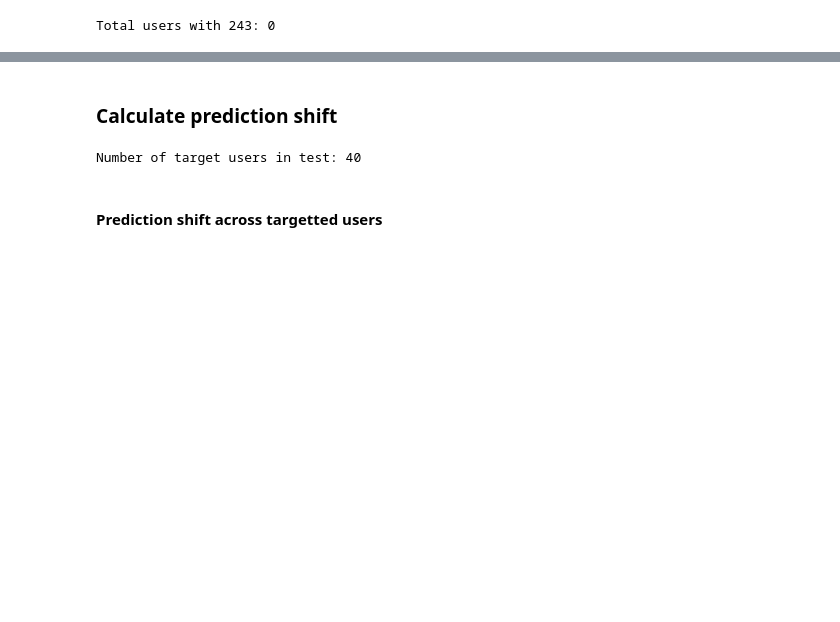
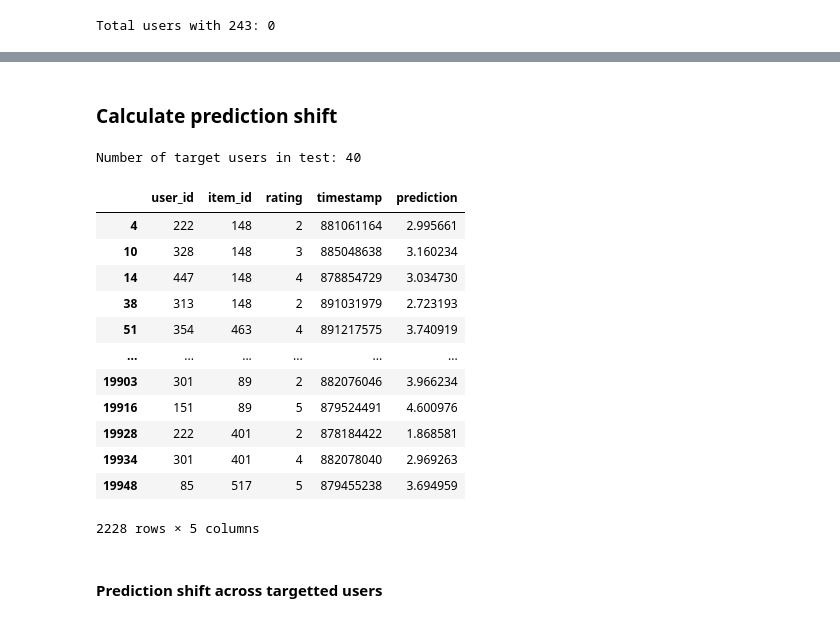
Before and after one commit to azhou5211/Recommender_Systems_and_Attacks, a Jupyter notebook: notebooks/Bandwagon.ipynb, the cells around one changed output, grey strips where cells are left out. Cells and saved outputs as stored; diff of their text form; code cells hidden in the pictures; blank space fills up the shorter version.

```diff
--- a/notebooks/Bandwagon.ipynb
+++ b/notebooks/Bandwagon.ipynb
@@ -283,5 +307,5 @@ rmse_atk
 # %% [markdown]
-<h3>Calculate prediction shift</h3>
+### Calculate prediction shift <a class="anchor" id="pred-shift"></a>
 # %%
 predAtk = predictions_atk.toPandas()
 pred = predictions.toPandas()
@@ -290,6 +314,22 @@ numTargetUsersInTest = len(targetUsersTest.user_id.unique())
 print(f'Number of target users in test: {numTargetUsersInTest}')
 # %% [output]
 Number of target users in test: 40
+# %%
+pred[pred.user_id.isin(target_users)]
+# %% [output]
+|  | user_id | item_id | rating | timestamp | prediction |
+| 4 | 222 | 148 | 2 | 881061164 | 2.995661 |
+| 10 | 328 | 148 | 3 | 885048638 | 3.160234 |
+| 14 | 447 | 148 | 4 | 878854729 | 3.034730 |
+| 38 | 313 | 148 | 2 | 891031979 | 2.723193 |
+| 51 | 354 | 463 | 4 | 891217575 | 3.740919 |
+| ... | ... | ... | ... | ... | ... |
+| 19903 | 301 | 89 | 2 | 882076046 | 3.966234 |
+| 19916 | 151 | 89 | 5 | 879524491 | 4.600976 |
+| 19928 | 222 | 401 | 2 | 878184422 | 1.868581 |
+| 19934 | 301 | 401 | 4 | 882078040 | 2.969263 |
+| 19948 | 85 | 517 | 5 | 879455238 | 3.694959 |
+2228 rows × 5 columns
 # %% [markdown]
 <h4>Prediction shift across targetted users</h4>
 # %%
```
Also changed, not shown: parts of 31 cells of this notebook.
